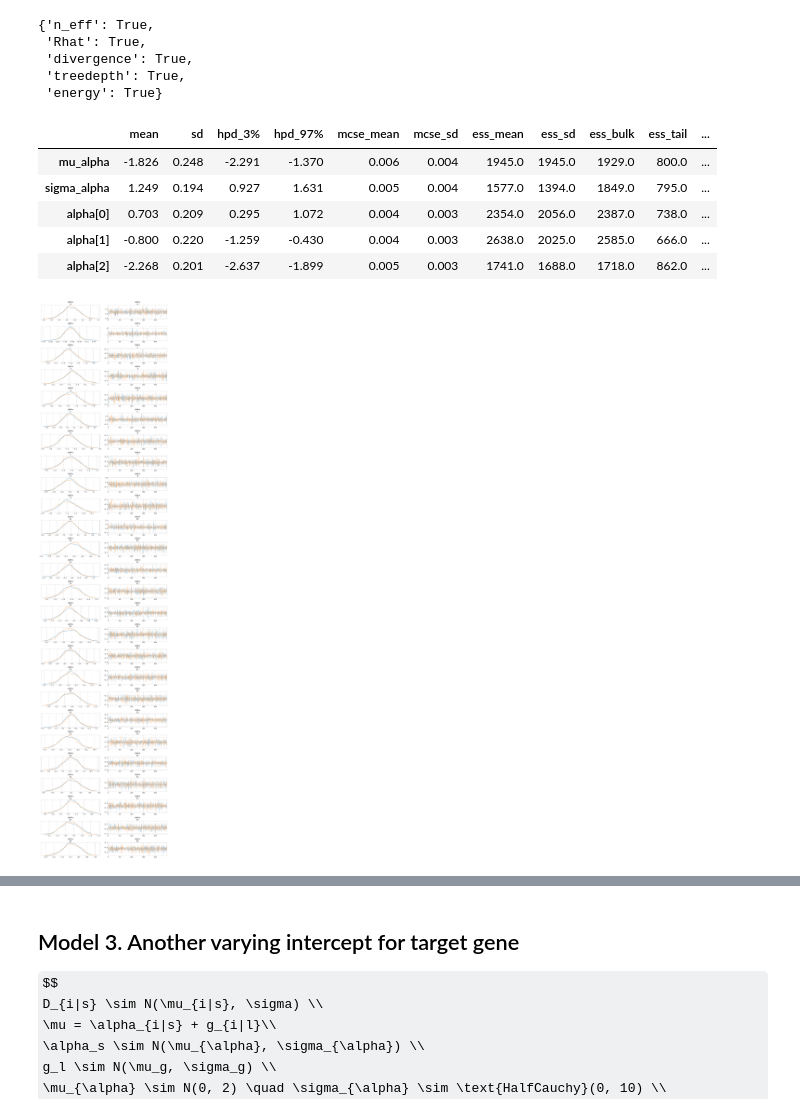
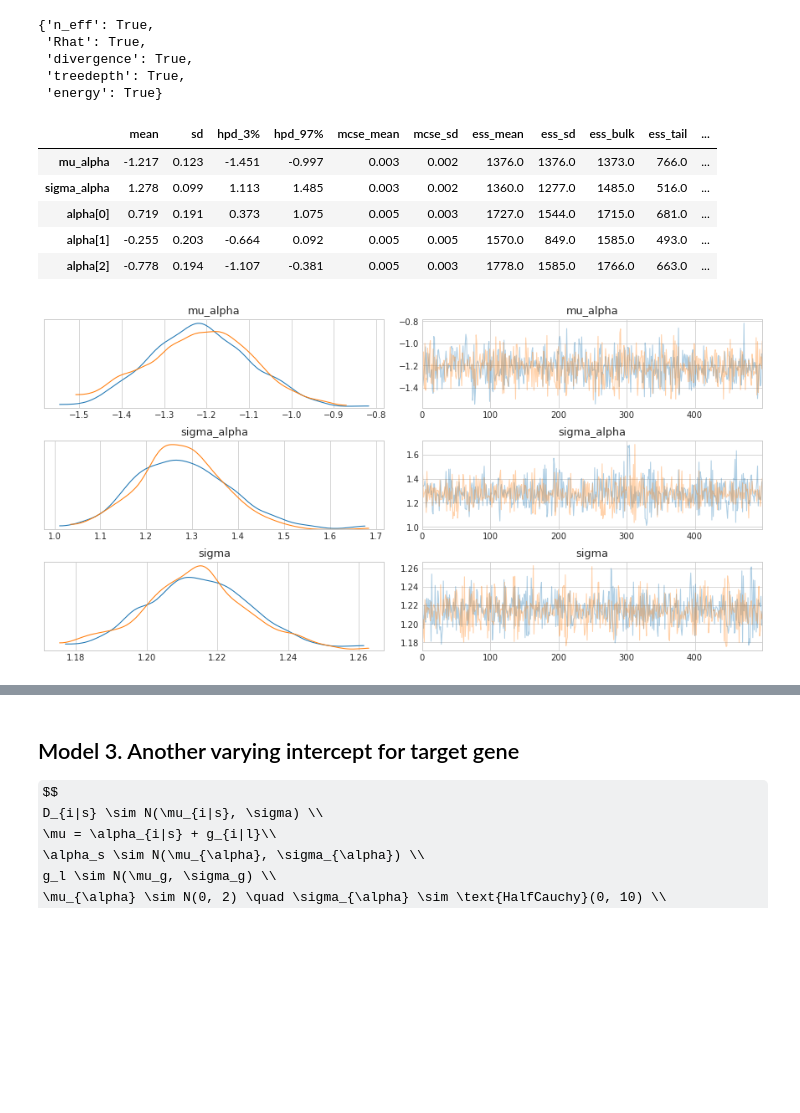
Before and after one commit to jhrcook/demeter2-stan, a Jupyter notebook: notebooks/005_demeter2-in-stan.ipynb, the cells around one changed output, grey strips where cells are left out. Saved outputs shown, nothing was run; the diff lists cells and outputs as text; code cells hidden in the pictures; some formulas as TeX source; blank space fills up the shorter version.

```diff
--- a/notebooks/005_demeter2-in-stan.ipynb
+++ b/notebooks/005_demeter2-in-stan.ipynb
@@ -138,8 +139,8 @@ np.unique(modeling_data.gene_symbol)
 array(['BRAF', 'COG3', 'COL8A1', 'EGFR', 'EIF6', 'ESPL1', 'GRK5', 'KRAS',
        'PTK2', 'RC3H2', 'RHBDL2', 'SDHB', 'TRIM39'], dtype=object)
 # %%
-model_testing_genes = ['COG3', 'KRAS', 'COL8A1', 'EIF6']
-modeling_data = modeling_data[modeling_data.gene_symbol.isin(model_testing_genes)]
+# model_testing_genes = ['COG3', 'KRAS', 'COL8A1', 'EIF6']
+# modeling_data = modeling_data[modeling_data.gene_symbol.isin(model_testing_genes)]
 # %%
 genes = set(modeling_data.gene_symbol.to_list())
 fig, axes = plt.subplots(1, 4, figsize=(10, 3))
@@ -364,0 +339,3 @@ INFO:pystan:COMPILING THE C++ CODE FOR MODEL anon_model_27c69fe8813455b868fbd040
+# %%
+d2_m2_file = models_dir / 'd2_m2.cpp'
+d2_m2 = StanModel_cache(file=d2_m2_file.as_posix())
@@ -380,14 +362,14 @@ az_d2_m2 = az.from_pystan(posterior=d2_m2_fit,
 az.summary(az_d2_m2).head()
 # %% [output]
 |  | mean | sd | hpd_3% | hpd_97% | mcse_mean | mcse_sd | ess_mean | ess_sd | ess_bulk | ess_tail | ... |
-| mu_alpha | -1.826 | 0.248 | -2.291 | -1.370 | 0.006 | 0.004 | 1945.0 | 1945.0 | 1929.0 | 800.0 | ... |
-| sigma_alpha | 1.249 | 0.194 | 0.927 | 1.631 | 0.005 | 0.004 | 1577.0 | 1394.0 | 1849.0 | 795.0 | ... |
-| alpha[0] | 0.703 | 0.209 | 0.295 | 1.072 | 0.004 | 0.003 | 2354.0 | 2056.0 | 2387.0 | 738.0 | ... |
-| alpha[1] | -0.800 | 0.220 | -1.259 | -0.430 | 0.004 | 0.003 | 2638.0 | 2025.0 | 2585.0 | 666.0 | ... |
-| alpha[2] | -2.268 | 0.201 | -2.637 | -1.899 | 0.005 | 0.003 | 1741.0 | 1688.0 | 1718.0 | 862.0 | ... |
+| mu_alpha | -1.217 | 0.123 | -1.451 | -0.997 | 0.003 | 0.002 | 1376.0 | 1376.0 | 1373.0 | 766.0 | ... |
+| sigma_alpha | 1.278 | 0.099 | 1.113 | 1.485 | 0.003 | 0.002 | 1360.0 | 1277.0 | 1485.0 | 516.0 | ... |
+| alpha[0] | 0.719 | 0.191 | 0.373 | 1.075 | 0.005 | 0.003 | 1727.0 | 1544.0 | 1715.0 | 681.0 | ... |
+| alpha[1] | -0.255 | 0.203 | -0.664 | 0.092 | 0.005 | 0.005 | 1570.0 | 849.0 | 1585.0 | 493.0 | ... |
+| alpha[2] | -0.778 | 0.194 | -1.107 | -0.381 | 0.005 | 0.003 | 1778.0 | 1585.0 | 1766.0 | 663.0 | ... |
 # %%
-az.plot_trace(az_d2_m2, var_names=['alpha'])
+az.plot_trace(az_d2_m2, var_names=['mu_alpha', 'sigma_alpha', 'sigma'])
 plt.show()
 # %% [output]
-[figure, old version]
+[figure, new version]
 # %%
```
Also changed, not shown: parts of 48 cells of this notebook, 33 other files.
